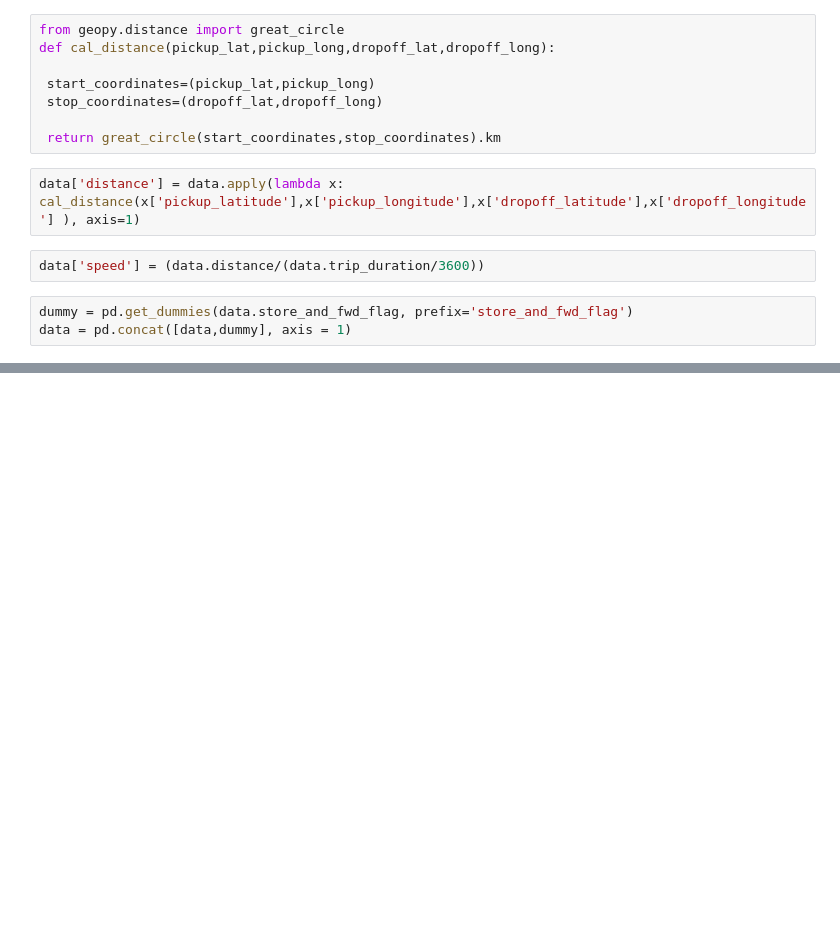
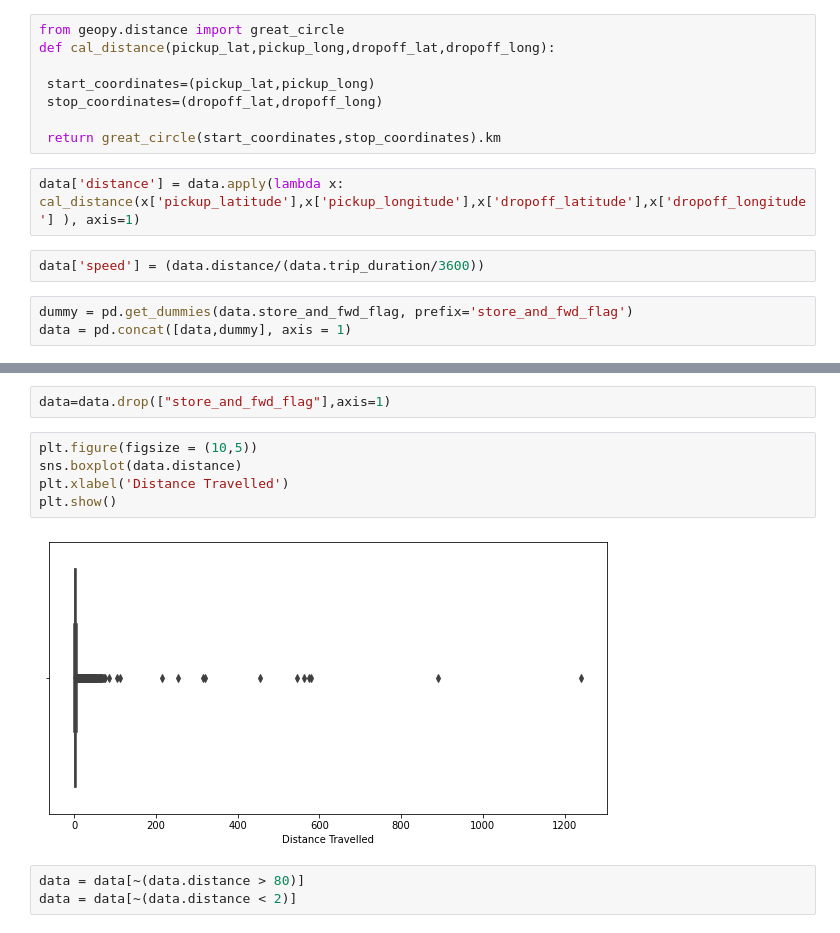
Before and after one commit to hetkothari/NYC-Taxi-Trip-Capstone-, a Jupyter notebook: NYC_Taxi_Trip.ipynb, the cells around one changed output, grey strips where cells are left out. Cells and saved outputs as stored; diff of their text form; blank space fills up the shorter version.

```diff
--- a/NYC_Taxi_Trip.ipynb
+++ b/NYC_Taxi_Trip.ipynb
@@ -148,0 +182,12 @@ data = pd.concat([data,dummy], axis = 1)
+# %%
+data=data.drop(["store_and_fwd_flag"],axis=1)
+# %%
+plt.figure(figsize = (10,5))
+sns.boxplot(data.distance)
+plt.xlabel('Distance Travelled')
+plt.show()
+# %% [output]
+[figure, added]
+# %%
+data = data[~(data.distance > 80)]
+data = data[~(data.distance < 2)]
```
Also changed, not shown: parts of 9 cells of this notebook.
